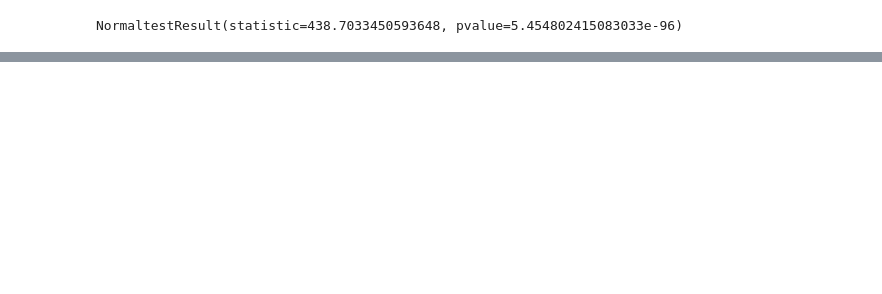
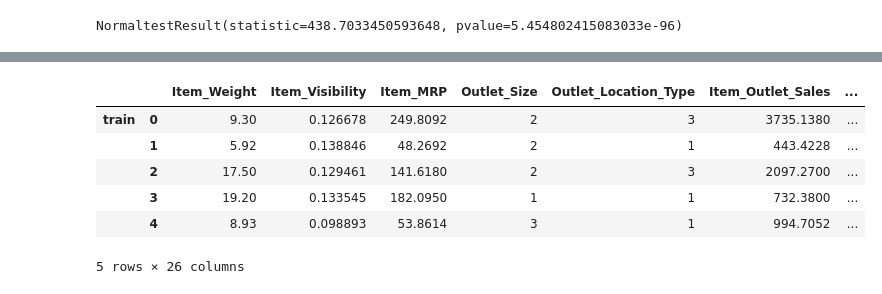
Before and after one commit to sathishrouthu/BigMart-Sales_Prediction, a Jupyter notebook: EDA-BigMart Sales.ipynb, the cells around one changed output, grey strips where cells are left out. Saved outputs shown, nothing was run; the diff lists cells and outputs as text; code cells hidden in the pictures; blank space fills up the shorter version.

```diff
--- a/EDA-BigMart Sales.ipynb
+++ b/EDA-BigMart Sales.ipynb
@@ -644,0 +639,2 @@ sns.histplot(data1,bins=10)
+# %%
+data['Price_per_Unitwt'] = np.log(data['Price_per_Unitwt'])
@@ -644,0 +647,10 @@ sns.histplot(data1,bins=10)
+# %%
+data.head()
+# %% [output]
+|  |  | Item_Weight | Item_Visibility | Item_MRP | Outlet_Size | Outlet_Location_Type | Item_Outlet_Sales | ... |
+| train | 0 | 9.30 | 0.126678 | 249.8092 | 2 | 3 | 3735.1380 | ... |
+|  | 1 | 5.92 | 0.138846 | 48.2692 | 2 | 1 | 443.4228 | ... |
+|  | 2 | 17.50 | 0.129461 | 141.6180 | 2 | 3 | 2097.2700 | ... |
+|  | 3 | 19.20 | 0.133545 | 182.0950 | 1 | 1 | 732.3800 | ... |
+|  | 4 | 8.93 | 0.098893 | 53.8614 | 3 | 1 | 994.7052 | ... |
+5 rows × 26 columns
```
Also changed, not shown: parts of 24 cells of this notebook.
